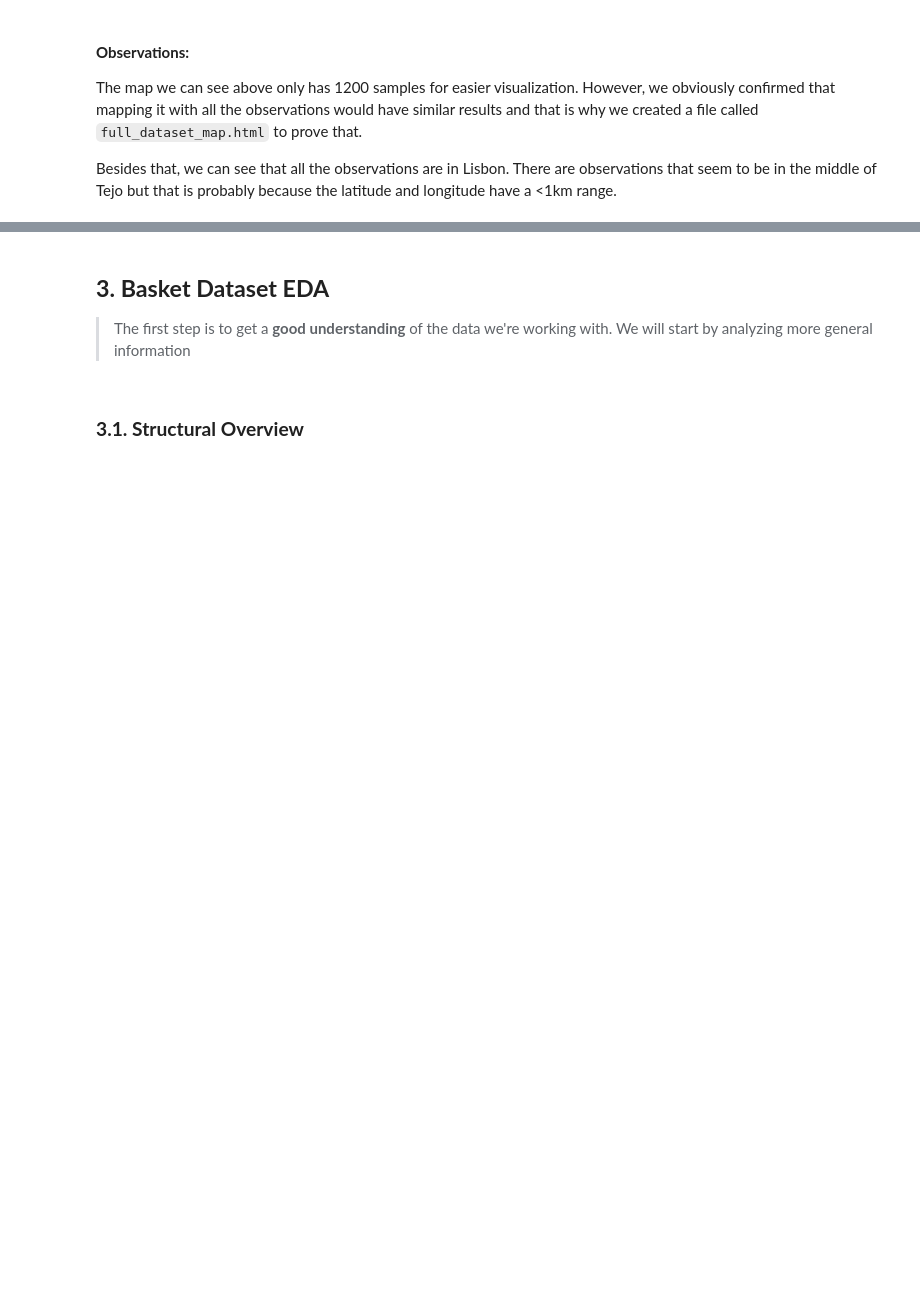
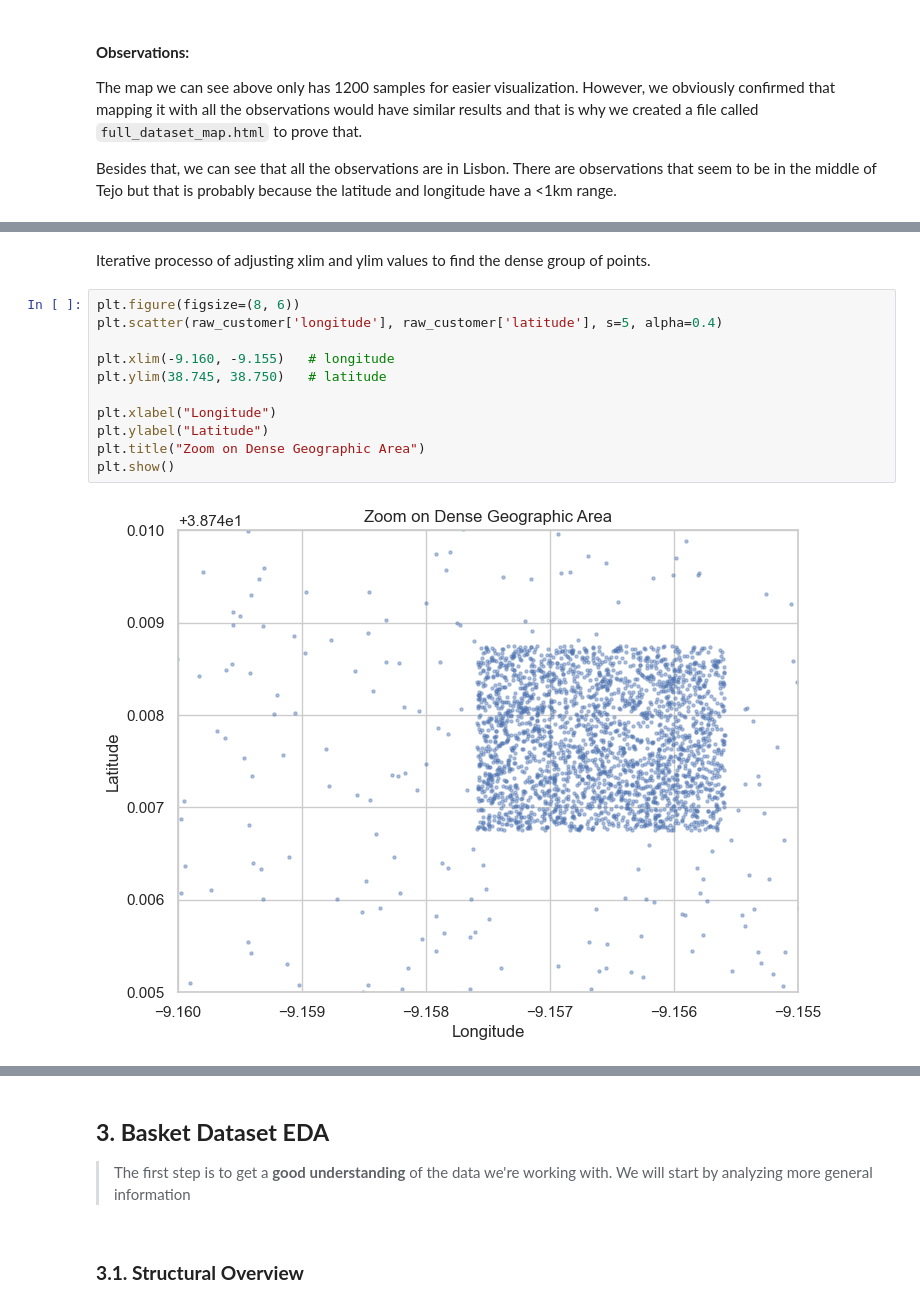
Before and after one commit to tiago2806/ml_project, a Jupyter notebook: notebooks/01_EDA.ipynb, the cells around one changed output, grey strips where cells are left out. Cells and saved outputs as stored; diff of their text form; blank space fills up the shorter version.

```diff
--- a/notebooks/01_EDA.ipynb
+++ b/notebooks/01_EDA.ipynb
@@ -223 +253,16 @@ Besides that, we can see that all the observations are in Lisbon. There are obse
+# %% [markdown]
+Iterative processo of adjusting xlim and ylim values to find the dense group of points.
+# %%
+plt.figure(figsize=(8, 6))
+plt.scatter(raw_customer['longitude'], raw_customer['latitude'], s=5, alpha=0.4)
+
+plt.xlim(-9.160, -9.155)   # longitude
+plt.ylim(38.745, 38.750)   # latitude
+
+plt.xlabel("Longitude")
+plt.ylabel("Latitude")
+plt.title("Zoom on Dense Geographic Area")
+plt.show()
+# %% [output]
+[figure, added]
 # %%
```
Also changed, not shown: parts of 11 cells of this notebook, 1 other file.
